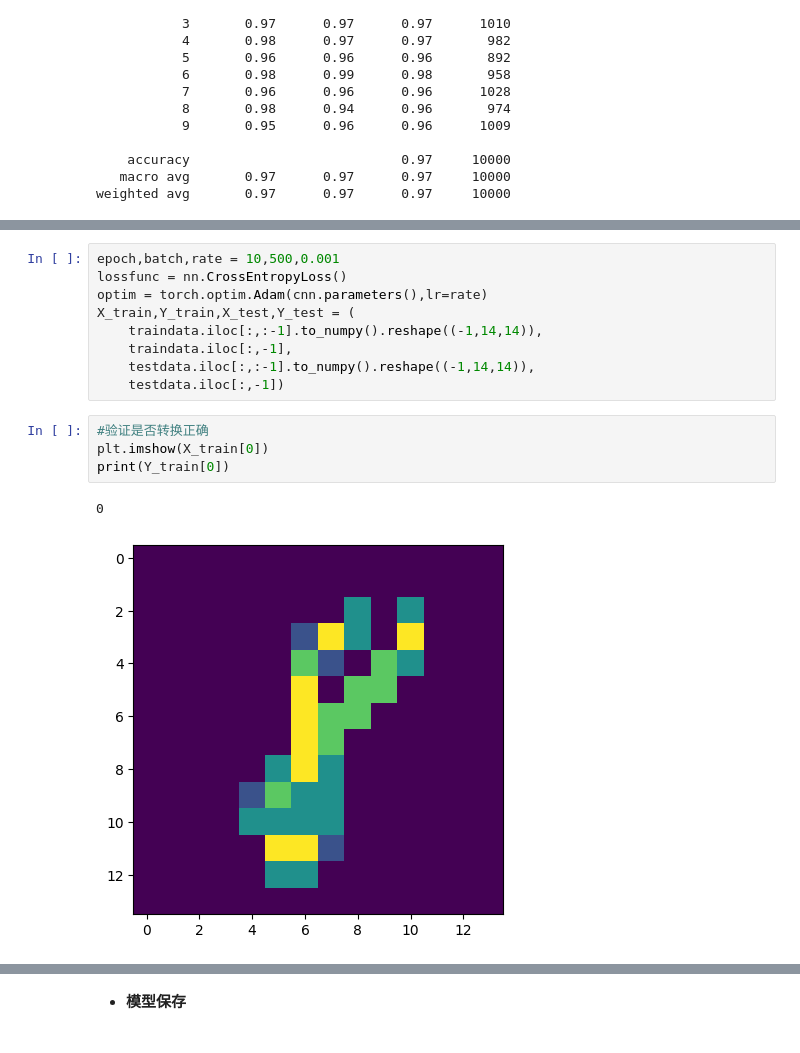
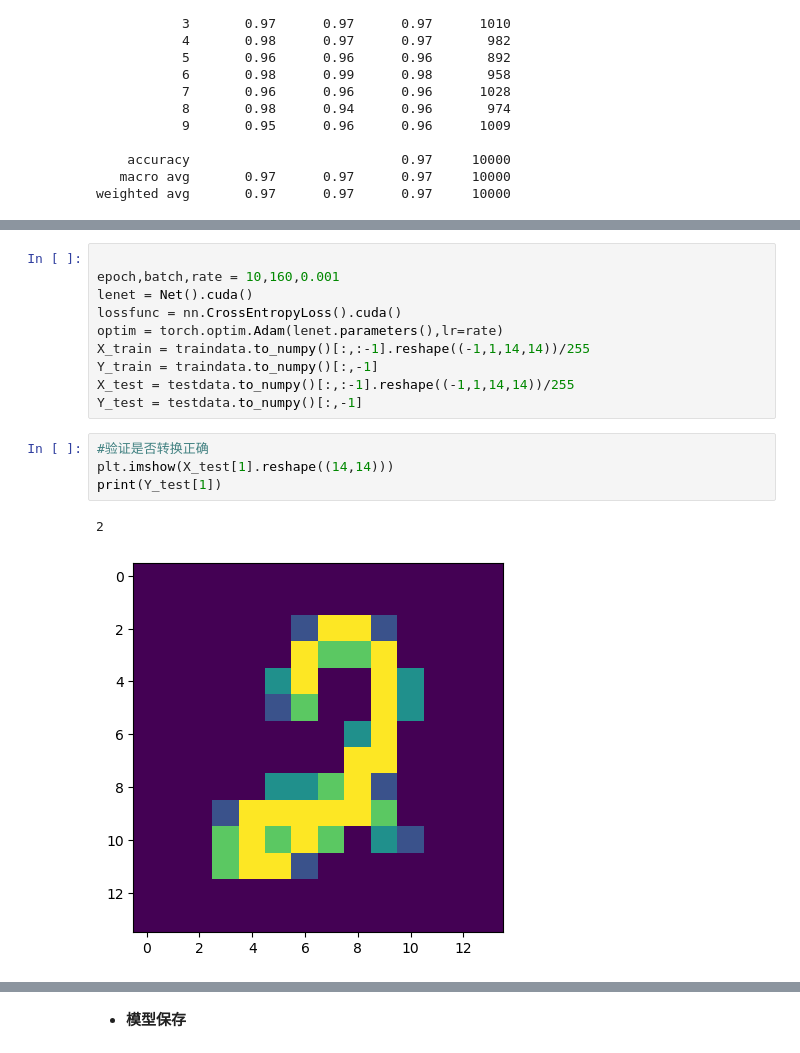
Before and after one commit to CptYGL/WrittingNumRecog, a Jupyter notebook: model.ipynb, the cells around one changed output, grey strips where cells are left out. Saved outputs shown, nothing was run; the diff lists cells and outputs as text.

Commit message:
CNN lenet added

```diff
--- a/model.ipynb
+++ b/model.ipynb
@@ -390,16 +382,17 @@ ConvNetwork(
 # %%
-epoch,batch,rate = 10,500,0.001
-lossfunc = nn.CrossEntropyLoss()
-optim = torch.optim.Adam(cnn.parameters(),lr=rate)
-X_train,Y_train,X_test,Y_test = (
-    traindata.iloc[:,:-1].to_numpy().reshape((-1,14,14)),
-    traindata.iloc[:,-1],
-    testdata.iloc[:,:-1].to_numpy().reshape((-1,14,14)),
-    testdata.iloc[:,-1])
+
+epoch,batch,rate = 10,160,0.001
+lenet = Net().cuda()
+lossfunc = nn.CrossEntropyLoss().cuda()
+optim = torch.optim.Adam(lenet.parameters(),lr=rate)
+X_train = traindata.to_numpy()[:,:-1].reshape((-1,1,14,14))/255
+Y_train = traindata.to_numpy()[:,-1]
+X_test = testdata.to_numpy()[:,:-1].reshape((-1,1,14,14))/255
+Y_test = testdata.to_numpy()[:,-1]
 # %%
 #验证是否转换正确
-plt.imshow(X_train[0])
-print(Y_train[0])
+plt.imshow(X_test[1].reshape((14,14)))
+print(Y_test[1])
 # %% [output]
-0
+2
-[figure, old version]
+[figure, new version]
```
Also changed, not shown: parts of 18 cells of this notebook, 17 other files.
